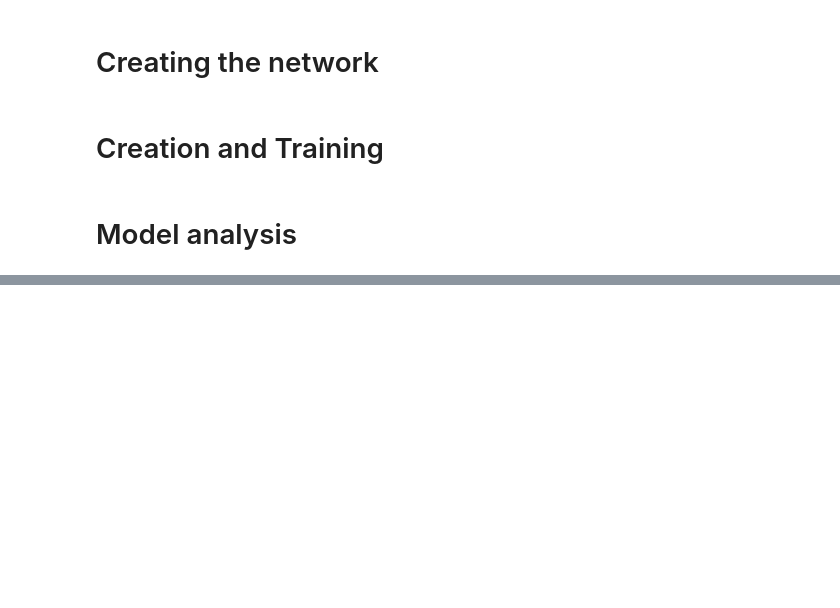
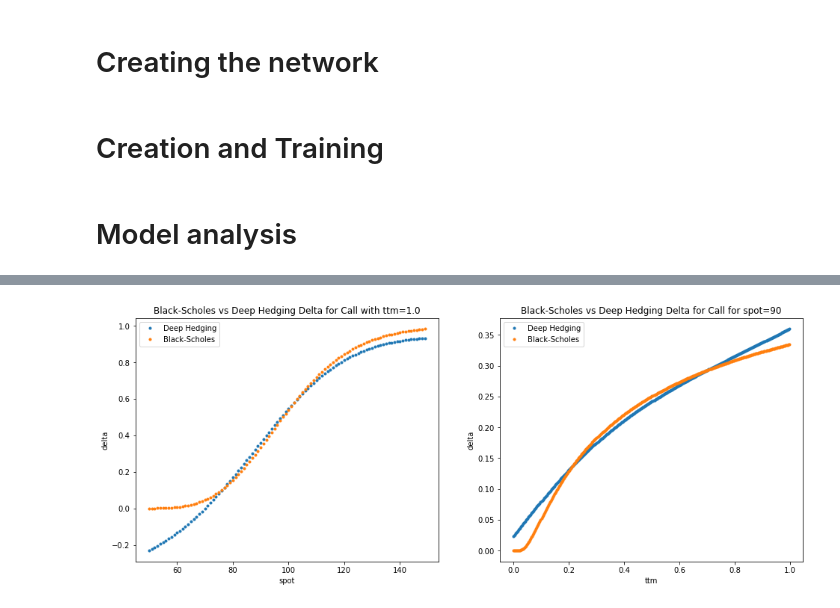
Before and after one commit to zafmah/ml_finance, a Jupyter notebook: deep_hedging/deep_hedging.ipynb, the cells around one changed output, grey strips where cells are left out. Cells and saved outputs as stored; diff of their text form; code cells hidden in the pictures; blank space fills up the shorter version.

```diff
--- a/deep_hedging/deep_hedging.ipynb
+++ b/deep_hedging/deep_hedging.ipynb
@@ -239,0 +251,44 @@ plt.hist(spot_bid[:,10,0])
+# %%
+hedge_model = Hedger.get_hedge_model(nn_hedge)
+# %%
+def plot_delta_vs_spot(model, ttm):
+    spots = np.arange(0.5*spot,1.5*spot, 0.01*spot)
+    x=np.empty(shape=(spots.shape[0], 2))
+    x[:,0] = spots/strike
+    x[:,1] = ttm
+    delta = hedge_model.predict(x)
+    plt.plot(spots,-delta[:,0],'.', label='Deep Hedging') #since the above model hedges a long Call position, we have to use -delta to compare with BS delta
+    # now compute and plot reference delta
+    bs_delta = np.empty(shape=(spots.shape[0]))
+    for i,s in enumerate(spots):
+        _, bs_delta[i] = compute_bs(s, strike, ttm, vol, 0.0)
+    plt.plot(spots,bs_delta,'.', label='Black-Scholes')
+    plt.legend()
+    plt.xlabel('spot')
+    plt.ylabel('delta')
+    plt.title('Black-Scholes vs Deep Hedging Delta for Call with ttm=' + str(ttm))
+
+def plot_delta_vs_ttm(model, spot):
+    ttm_ = np.arange(0.0, ttm, 1.0/365.0)
+    x=np.empty(shape=(ttm_.shape[0], 2))
+    x[:,0] = spot/strike
+    x[:,1] = ttm_
+    delta = hedge_model.predict(x)
+    plt.plot(ttm_,-delta[:,0],'.', label='Deep Hedging') #since the above model hedges a long Call position, we have to use -delta to compare with BS delta
+    # now compute and plot reference delta
+    bs_delta = np.empty(shape=(ttm_.shape[0]))
+    for i,t in enumerate(ttm_):
+        _, bs_delta[i] = compute_bs(spot, strike, t, vol, 0.0)
+    plt.plot(ttm_, bs_delta,'.', label='Black-Scholes')
+    plt.legend()
+    plt.xlabel('ttm')
+    plt.ylabel('delta')
+    plt.title('Black-Scholes vs Deep Hedging Delta for Call for spot=' + str(spot))
+# %%
+plt.figure(figsize=(16,6))
+plt.subplot(1,2,1)
+plot_delta_vs_spot(hedge_model, ttm=1.0)
+plt.subplot(1,2,2)
+plot_delta_vs_ttm(hedge_model, spot=90)
+# %% [output]
+[figure, added]
```
Also changed, not shown: parts of 23 cells of this notebook.
